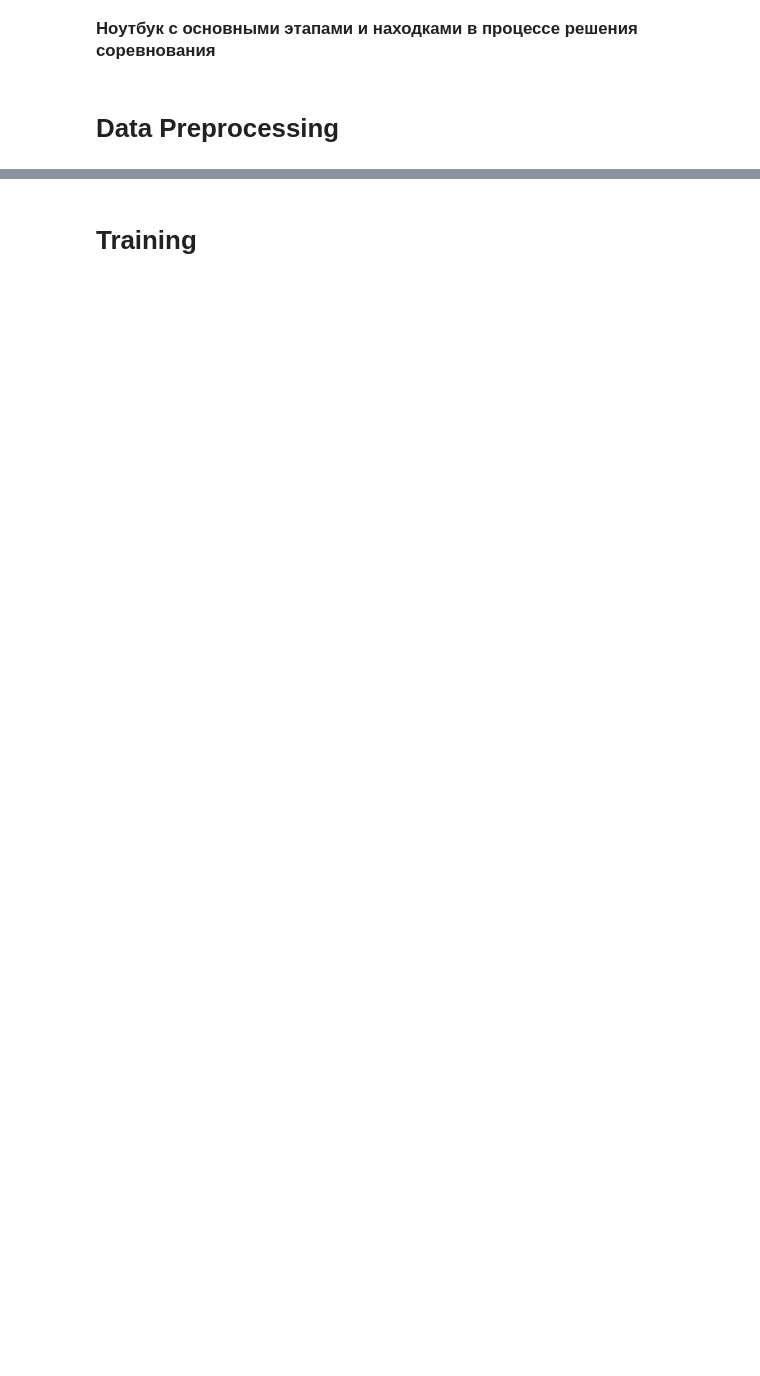
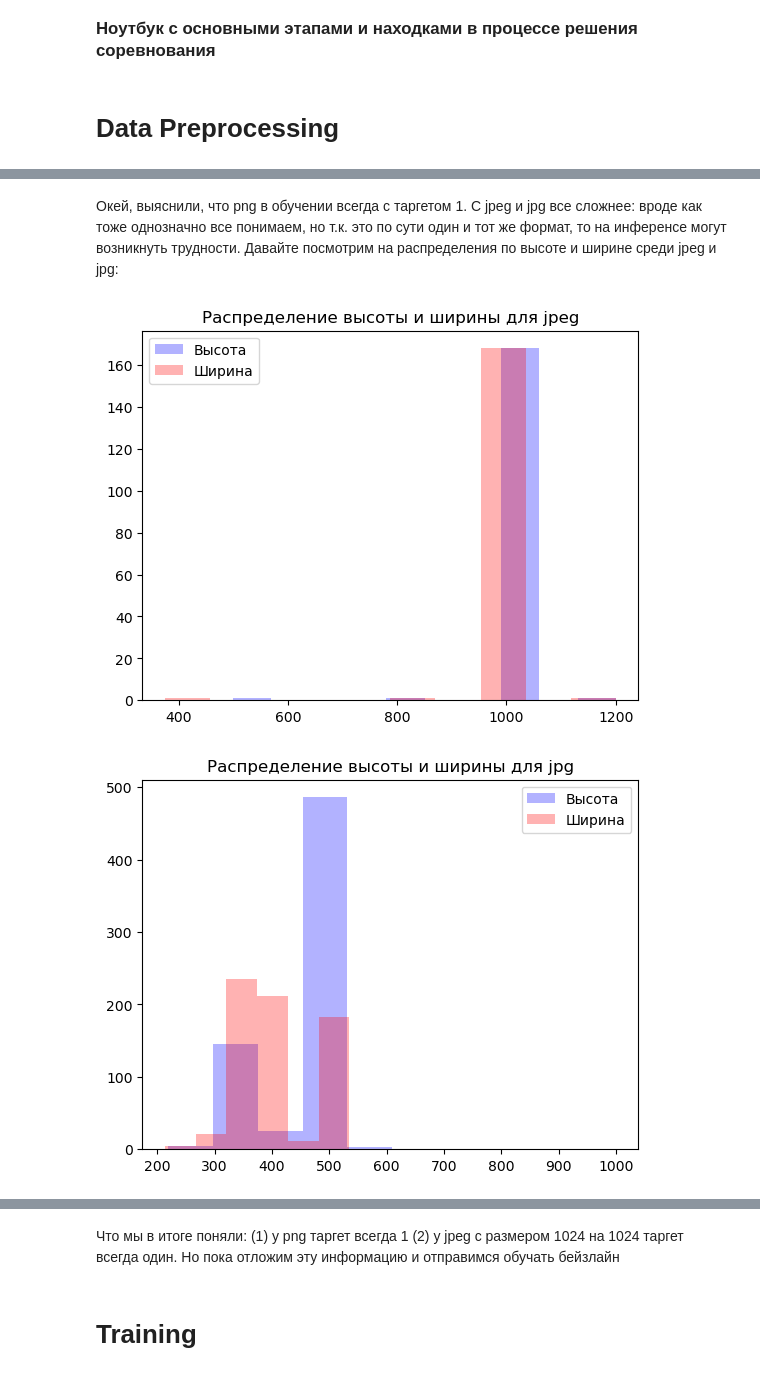
Before and after one commit to dlripper/kontur_ai_detection, a Jupyter notebook: solution_pipeline.ipynb, the cells around one changed output, grey strips where cells are left out. Cells and saved outputs as stored; diff of their text form; code cells hidden in the pictures; blank space fills up the shorter version.

```diff
--- a/solution_pipeline.ipynb
+++ b/solution_pipeline.ipynb
@@ -30,0 +42,3 @@ import utils
+# %%
+df = data.get_recovered(csv_name="train.csv")
+df.groupby("format")["target"].mean(), df.groupby(["format"])["target"].count()
@@ -30,0 +56,7 @@ import utils
+# %% [markdown]
+Окей, выяснили, что png в обучении всегда c таргетом 1. С jpeg и jpg все сложнее: вроде как тоже однозначно все понимаем, но т.к. это по сути один и тот же формат, то на инференсе могут возникнуть трудности. Давайте посмотрим на распределения по высоте и ширине среди jpeg и jpg:
+# %%
+visualization.visualise_height_width_distr(df)
+# %% [output]
+[figure, added]
+[figure, added]
@@ -31,2 +64,4 @@ import utils
+# %% [markdown]
+Что мы в итоге поняли: (1) у png таргет всегда 1 (2) у jpeg с размером 1024 на 1024 таргет всегда один. Но пока отложим эту информацию и отправимся обучать бейзлайн
 # %% [markdown]
 # Training
```
Also changed, not shown: parts of 13 cells of this notebook, 12 other files.
